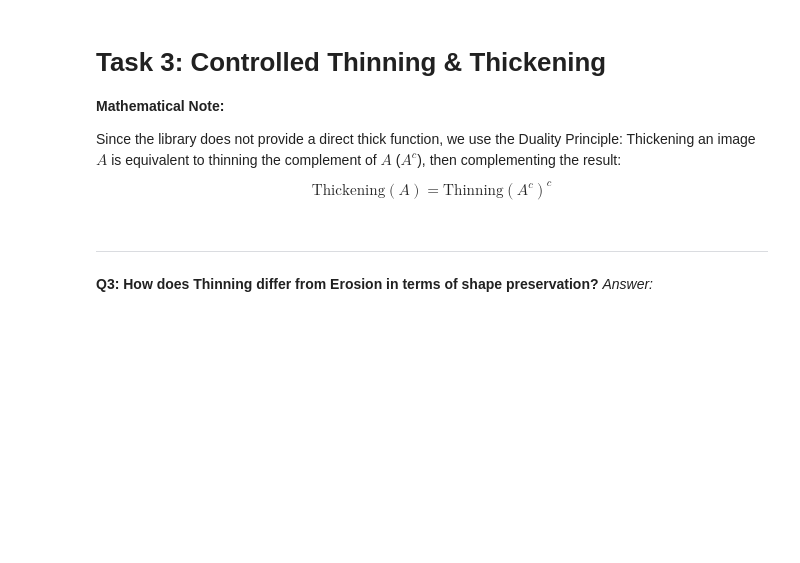
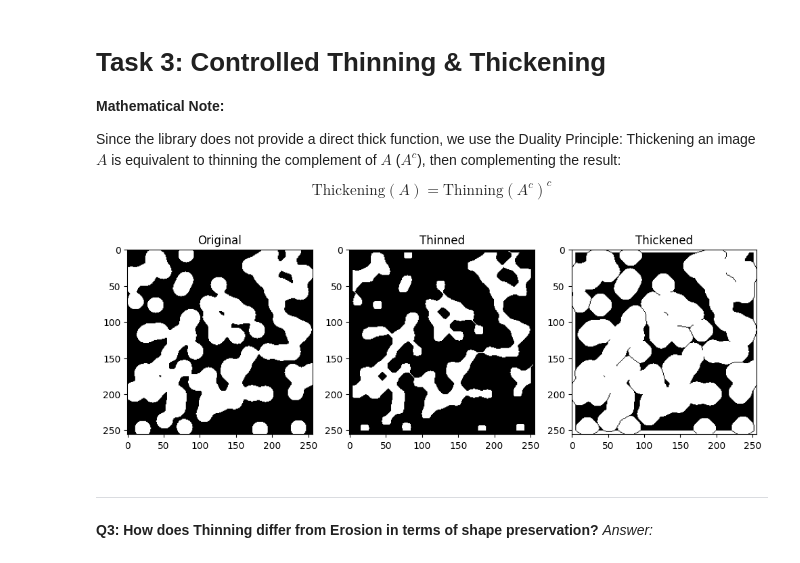
Before and after one commit to Wajd-25/Lab6, a Jupyter notebook: Lab6_MorphologyProcessing_(6).ipynb, the cells around one changed output. Cells and saved outputs as stored; diff of their text form; code cells hidden in the pictures; blank space fills up the shorter version.

```diff
--- a/Lab6_MorphologyProcessing_(6).ipynb
+++ b/Lab6_MorphologyProcessing_(6).ipynb
@@ -99,16 +114,37 @@ Thickening an image $A$ is equivalent to thinning the complement of $A$ ($A^c$),
 # %%
 # --- STUDENT CODE HERE ---
 # 1. Apply Thinning with max_num_iter = 5
 # 2. Apply Thickening with max_num_iter = 5
 # Note: Use the duality principle for thickening: ~thin(~image)
 # 3. Display the Original, Thinned, and Thickened images side-by-side.
 
 # [Your Code Starts]
 
 thinned = morphology.thin(binary_img, max_num_iter=5)
 thickened = ~morphology.thin(~binary_img, max_num_iter=5)
 
+# Display
+import matplotlib.pyplot as plt
+
+plt.figure(figsize=(12,4))
+
+plt.subplot(1,3,1)
+plt.imshow(binary_img, cmap='gray')
+plt.title('Original')
+
+plt.subplot(1,3,2)
+plt.imshow(thinned, cmap='gray')
+plt.title('Thinned')
+
+plt.subplot(1,3,3)
+plt.imshow(thickened, cmap='gray')
+plt.title('Thickened')
+
+plt.show()
+
 # [Your Code Ends]
+# %% [output]
+[figure, added]
 # %% [markdown]
 ---
 **Q3: How does Thinning differ from Erosion in terms of shape preservation?**
```
Also changed, not shown: parts of 1 cell of this notebook.
